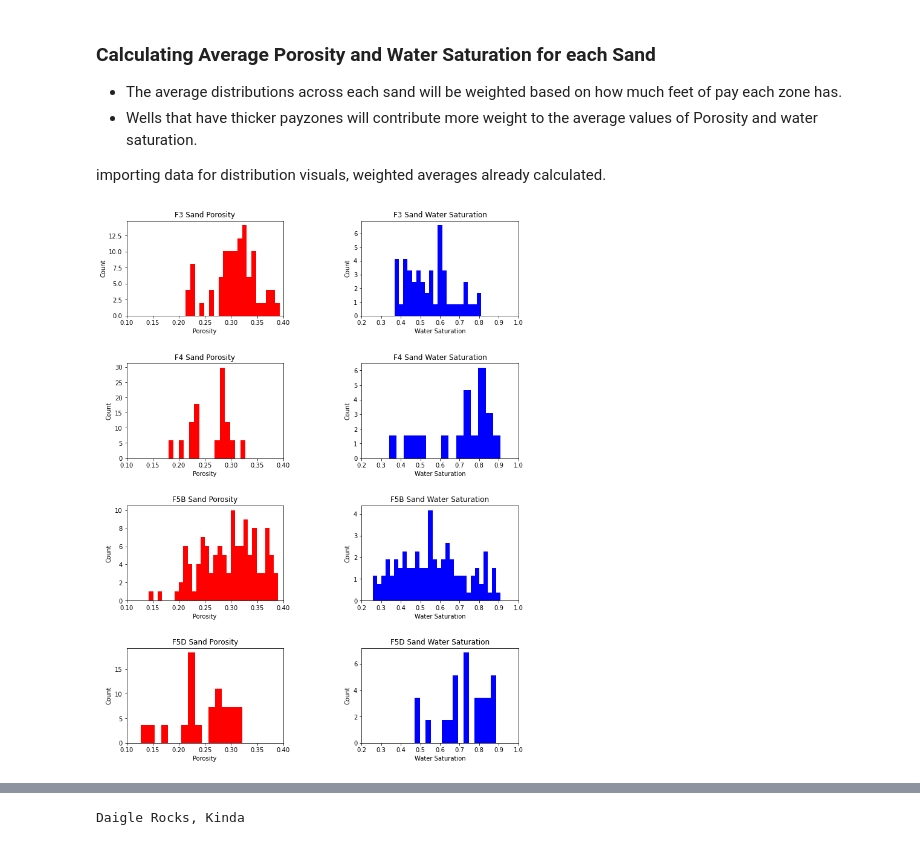
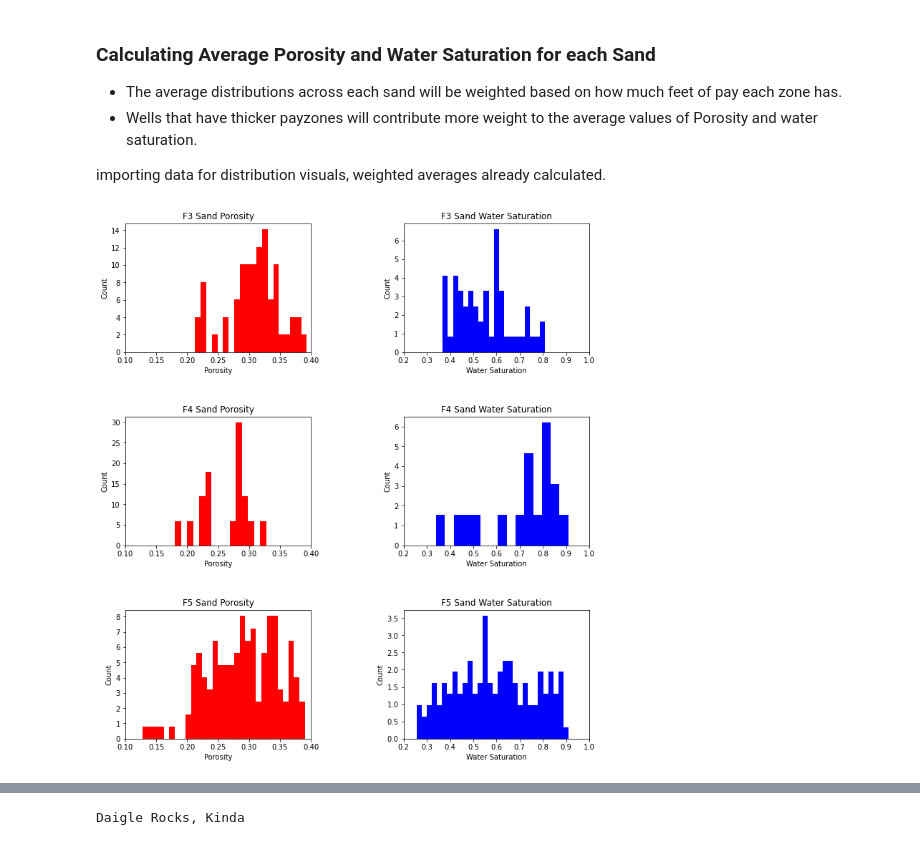
Before and after one commit to AdrianSalinas98/Petroleum-Engineering-Repository, a Jupyter notebook: Calculation of Csh, Total Sandstone Porosity, Sw in Payzone.ipynb, the cells around one changed output, grey strips where cells are left out. Saved outputs shown, nothing was run; the diff lists cells and outputs as text; code cells hidden in the pictures.

```diff
--- a/Calculation of Csh, Total Sandstone Porosity, Sw in Payzone.ipynb
+++ b/Calculation of Csh, Total Sandstone Porosity, Sw in Payzone.ipynb
@@ -186,13 +186,12 @@ F3Por = sands['F3Por']
 F3w =   sands['F3w']
 F4Por = sands['F4Por']
 F4w = sands['F4w']
-F5BPor = sands['F5BPor']
-F5Bw = sands['F5Bw']
-F5DPor = sands['F5DPor']
-F5Dw = sands['F5Dw']
+F5Por = sands['F5Por']
+F5w = sands['F5w']
+
 
 bins1 = 20
-ax1 = plt.subplot(4,2,1)
+ax1 = plt.subplot(3,2,1)
 n, bins,patches = ax1.hist(F3Por,bins1,facecolor = 'r',density=True)
 ax1.set_xlim([.1,.4])
 ax1.set_xlabel('Porosity' )
@@ -200,7 +199,7 @@ ax1.set_ylabel('Count')
 ax1.set_title('F3 Sand Porosity')
 
 bins2 = 20
-ax2 = plt.subplot(4,2,2)
+ax2 = plt.subplot(3,2,2)
 n, bins,patches = ax2.hist(F3w,bins2,facecolor = 'b',density=True)
 ax2.set_xlim([.2,1])
 ax2.set_xlabel('Water Saturation')
@@ -208,58 +207,58 @@ ax2.set_ylabel('Count')
 ax2.set_title('F3 Sand Water Saturation')
 
 bins3 = 15
-ax3 = plt.subplot(4,2,3)
+ax3 = plt.subplot(3,2,3)
 n, bins,patches = ax3.hist(F4Por,bins3,facecolor = 'r',density=True)
 ax3.set_xlim([.1,.4])
 ax3.set_xlabel('Porosity' )
 ax3.set_ylabel('Count')
 ax3.set_title('F4 Sand Porosity')
 
 bins4 = 15
-ax4 = plt.subplot(4,2,4)
+ax4 = plt.subplot(3,2,4)
 n, bins,patches = ax4.hist(F4w,bins4,facecolor = 'b',density=True)
 ax4.set_xlim([.2,1])
 ax4.set_xlabel('Water Saturation')
 ax4.set_ylabel('Count')
 ax4.set_title('F4 Sand Water Saturation')
 
 bins5 = 30
-ax5 = plt.subplot(4,2,5)
-n, bins,patches = ax5.hist(F5BPor,bins5,facecolor = 'r',density=True)
+ax5 = plt.subplot(3,2,5)
+n, bins,patches = ax5.hist(F5Por,bins5,facecolor = 'r',density=True)
 ax5.set_xlim([.1,.4])
 ax5.set_xlabel('Porosity' )
 ax5.set_ylabel('Count')
-ax5.set_title('F5B Sand Porosity')
+ax5.set_title('F5 Sand Porosity')
 
 bins6 = 30
-ax6 = plt.subplot(4,2,6)
-n, bins,patches = ax6.hist(F5Bw,bins6,facecolor = 'b',density=True)
+ax6 = plt.subplot(3,2,6)
+n, bins,patches = ax6.hist(F5w,bins6,facecolor = 'b',density=True)
 ax6.set_xlim([.2,1])
 ax6.set_xlabel('Water Saturation')
 ax6.set_ylabel('Count')
-ax6.set_title('F5B Sand Water Saturation')
+ax6.set_title('F5 Sand Water Saturation')
 
-bins7 = 15
-ax7 = plt.subplot(4,2,7)
-n, bins,patches = ax7.hist(F5DPor,bins7,facecolor = 'r',density=True)
-ax7.set_xlim([.1,.4])
-ax7.set_xlabel('Porosity' )
-ax7.set_ylabel('Count')
-ax7.set_title('F5D Sand Porosity')
+# bins7 = 15
+# ax7 = plt.subplot(4,2,7)
+# n, bins,patches = ax7.hist(F5DPor,bins7,facecolor = 'r',density=True)
+# ax7.set_xlim([.1,.4])
+# ax7.set_xlabel('Porosity' )
+# ax7.set_ylabel('Count')
+# ax7.set_title('F5D Sand Porosity')
 
-bins8 = 15
-ax8 = plt.subplot(4,2,8)
-n, bins,patches = ax8.hist(F5Dw,bins8,facecolor = 'b',density=True)
-ax8.set_xlim([.2,1])
-ax8.set_xlabel('Water Saturation')
-ax8.set_ylabel('Count')
-ax8.set_title('F5D Sand Water Saturation')
+# bins8 = 15
+# ax8 = plt.subplot(4,2,8)
+# n, bins,patches = ax8.hist(F5Dw,bins8,facecolor = 'b',density=True)
+# ax8.set_xlim([.2,1])
+# ax8.set_xlabel('Water Saturation')
+# ax8.set_ylabel('Count')
+# ax8.set_title('F5D Sand Water Saturation')
 
 
 
-plt.subplots_adjust(left=0.0, bottom=0.0, right=1.5, top=3, wspace=.5, hspace=.5)
+plt.subplots_adjust(left=0.0, bottom=0.0, right=1.5, top=2.5, wspace=.5, hspace=.5)
 # %% [output]
-[figure, old version]
+[figure, new version]
 # %%
 summary = sands.describe()
 
```
Also changed, not shown: parts of 1 cell of this notebook, 1 other file.
